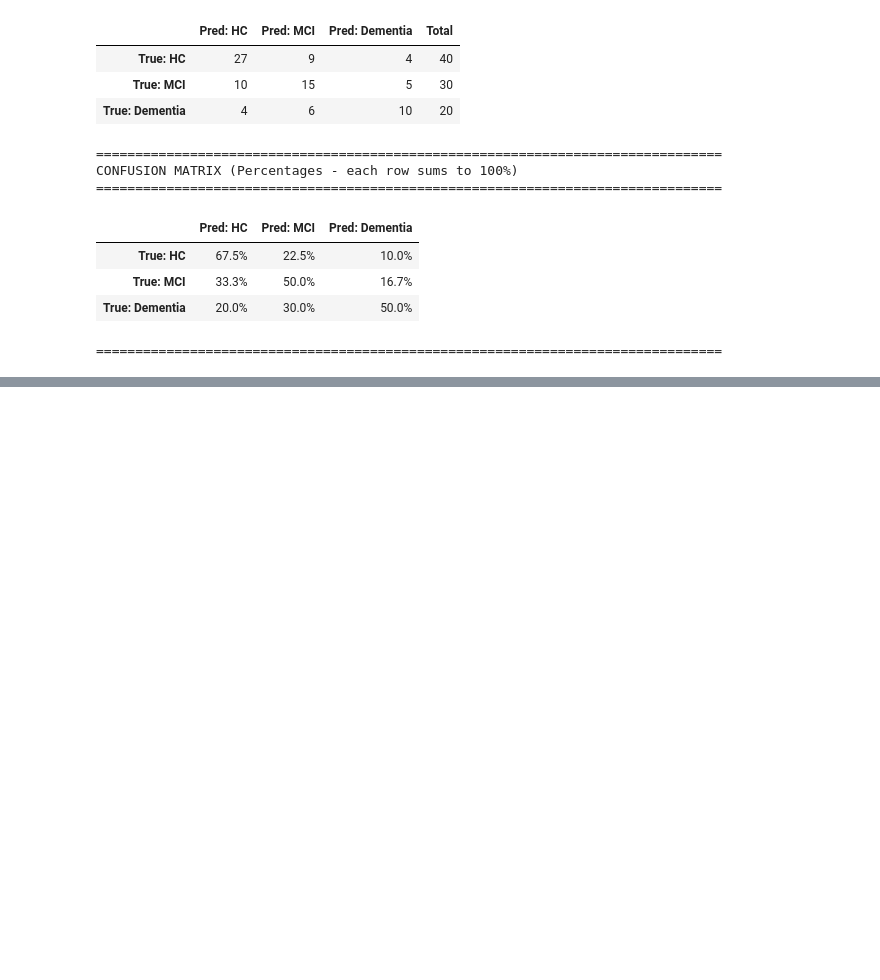
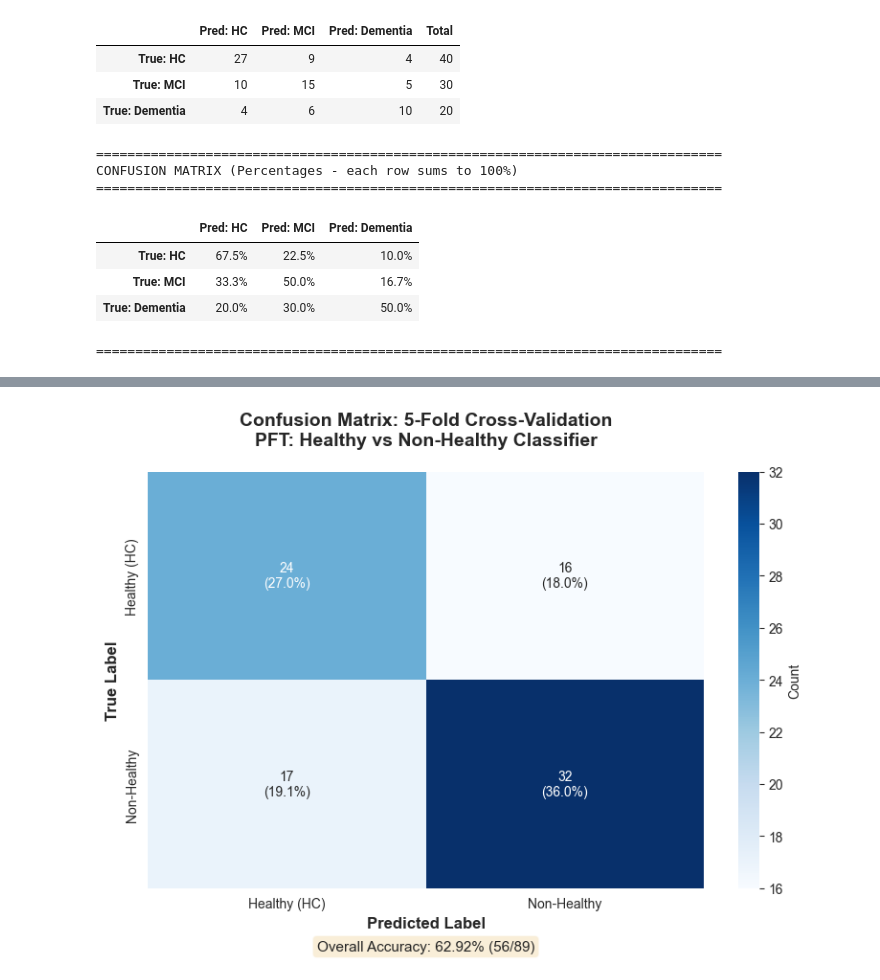
Before and after one commit to bentindal/cognospeak-pft-sft-pauses-data-analysis, a Jupyter notebook: transcript_analysis.ipynb, the cells around one changed output, grey strips where cells are left out. Saved outputs shown, nothing was run; the diff lists cells and outputs as text; code cells hidden in the pictures; blank space fills up the shorter version.

```diff
--- a/transcript_analysis.ipynb
+++ b/transcript_analysis.ipynb
@@ -802,0 +1011,8 @@ CONFUSION MATRIX (Percentages - each row sums to 100%)
+# %%
+cm_bin_pft = confusion_matrix(all_y_true_bin_pft, all_y_pred_bin_pft)
+
+print("Classification Report (aggregated across all folds):")
+print("=" * 60)
+print(classification_report(all_y_true_bin_pft, all_y_pred_bin_pft,
+                          target_names=['Healthy (HC)', 'Non-Healthy']))
+print("=" * 60)
@@ -802,0 +1032,37 @@ CONFUSION MATRIX (Percentages - each row sums to 100%)
+# %%
+fig, ax = plt.subplots(figsize=(8, 6))
+
+total_samples = cm_bin_pft.sum()
+cm_percent_total = cm_bin_pft.astype('float') / total_samples * 100
+
+annot_labels = []
+for i in range(len(cm_bin_pft)):
+    row = []
+    for j in range(len(cm_bin_pft)):
+        count = cm_bin_pft[i, j]
+        percent = cm_percent_total[i, j]
+        row.append(f'{count}\n({percent:.1f}%)')
+    annot_labels.append(row)
+
+sns.heatmap(cm_bin_pft, annot=annot_labels, fmt='', cmap='Blues',
+            xticklabels=['Healthy (HC)', 'Non-Healthy'],
+            yticklabels=['Healthy (HC)', 'Non-Healthy'],
+            cbar_kws={'label': 'Count'},
+            ax=ax)
+
+ax.set_xlabel('Predicted Label', fontsize=12, fontweight='bold')
+ax.set_ylabel('True Label', fontsize=12, fontweight='bold')
+ax.set_title('Confusion Matrix: 5-Fold Cross-Validation\nPFT: Healthy vs Non-Healthy Classifier',
+             fontsize=14, fontweight='bold', pad=20)
+
+total = cm_bin_pft.sum()
+correct = np.trace(cm_bin_pft)
+accuracy = correct / total
+ax.text(0.5, -0.15, f'Overall Accuracy: {accuracy*100:.2f}% ({correct}/{total})',
+        transform=ax.transAxes, ha='center', fontsize=11,
+        bbox=dict(boxstyle='round', facecolor='wheat', alpha=0.5))
+
+plt.tight_layout()
+plt.show()
+# %% [output]
+[figure, added]
```
Also changed, not shown: parts of 18 cells of this notebook.
